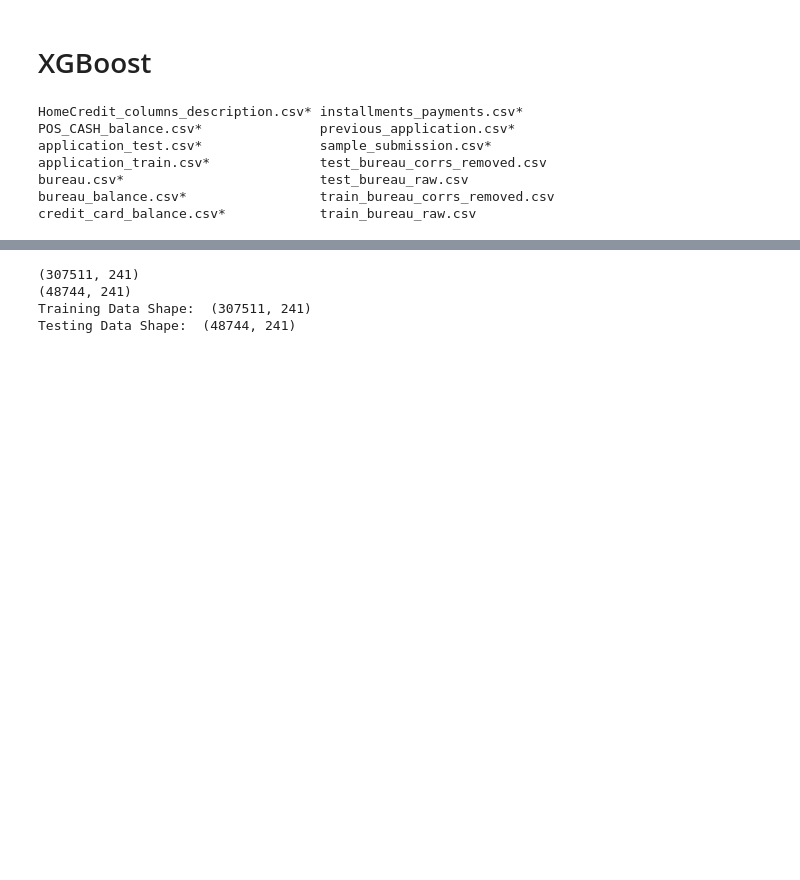
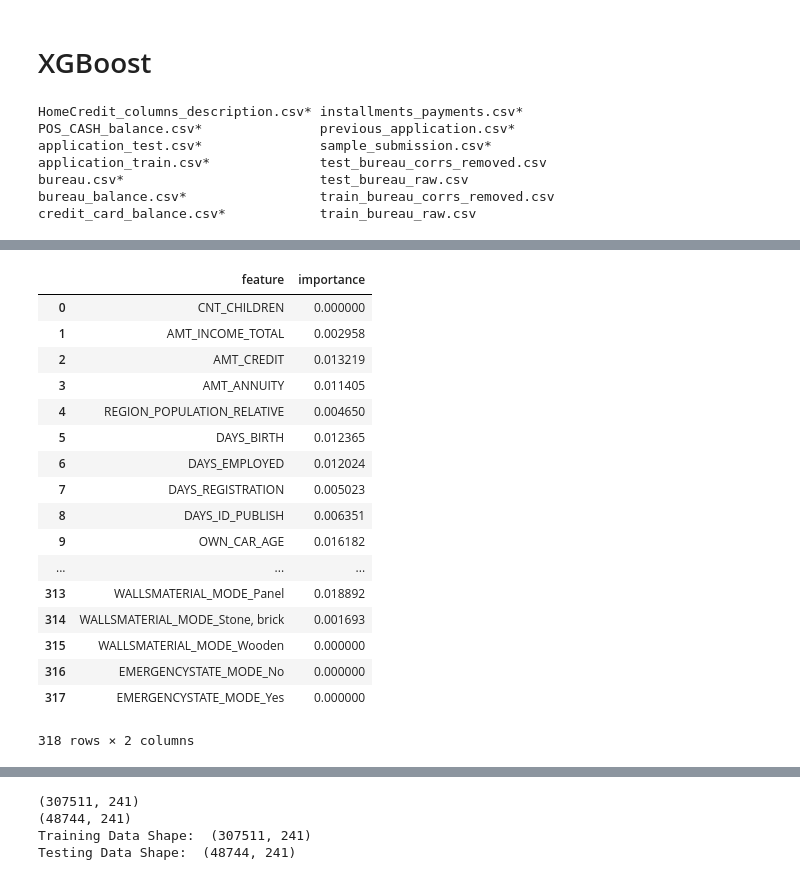
Before and after one commit to dongzhang84/Kaggle, a Jupyter notebook: Home Credit Default Risk/Home_Credit_3.ipynb, the cells around one changed output, grey strips where cells are left out. Drawn from its saved outputs; the diff is of its cells as text; code cells hidden in the pictures; blank space fills up the shorter version.

```diff
--- a/Home Credit Default Risk/Home_Credit_3.ipynb
+++ b/Home Credit Default Risk/Home_Credit_3.ipynb
@@ -336,0 +501,11 @@ df_test = pd.read_csv('data/application_test.csv')
+# %%
+xgb_params = {'eta': 0.02, 'max_depth': 4, 'subsample': 0.9, 'colsample_bytree': 0.9,
+              'objective': 'binary:logistic', 'eval_metric': 'auc', 'seed': 99, 'silent': True}
+
+
+# instantiate the classifier
+xgb4 = XGBClassifier(**xgb_params)
+
+
+# fit the classifier to the training data
+xgb4.fit(train, labels)
@@ -336,0 +527,24 @@ df_test = pd.read_csv('data/application_test.csv')
+# %%
+#xgb4.feature_importances_
+
+feature_importances = pd.DataFrame({'feature': features, 'importance': xgb4.feature_importances_})
+feature_importances
+# %% [output]
+|  | feature | importance |
+| 0 | CNT_CHILDREN | 0.000000 |
+| 1 | AMT_INCOME_TOTAL | 0.002958 |
+| 2 | AMT_CREDIT | 0.013219 |
+| 3 | AMT_ANNUITY | 0.011405 |
+| 4 | REGION_POPULATION_RELATIVE | 0.004650 |
+| 5 | DAYS_BIRTH | 0.012365 |
+| 6 | DAYS_EMPLOYED | 0.012024 |
+| 7 | DAYS_REGISTRATION | 0.005023 |
+| 8 | DAYS_ID_PUBLISH | 0.006351 |
+| 9 | OWN_CAR_AGE | 0.016182 |
+| ... | ... | ... |
+| 313 | WALLSMATERIAL_MODE_Panel | 0.018892 |
+| 314 | WALLSMATERIAL_MODE_Stone, brick | 0.001693 |
+| 315 | WALLSMATERIAL_MODE_Wooden | 0.000000 |
+| 316 | EMERGENCYSTATE_MODE_No | 0.000000 |
+| 317 | EMERGENCYSTATE_MODE_Yes | 0.000000 |
+318 rows × 2 columns
```
Also changed, not shown: parts of 25 cells of this notebook.
